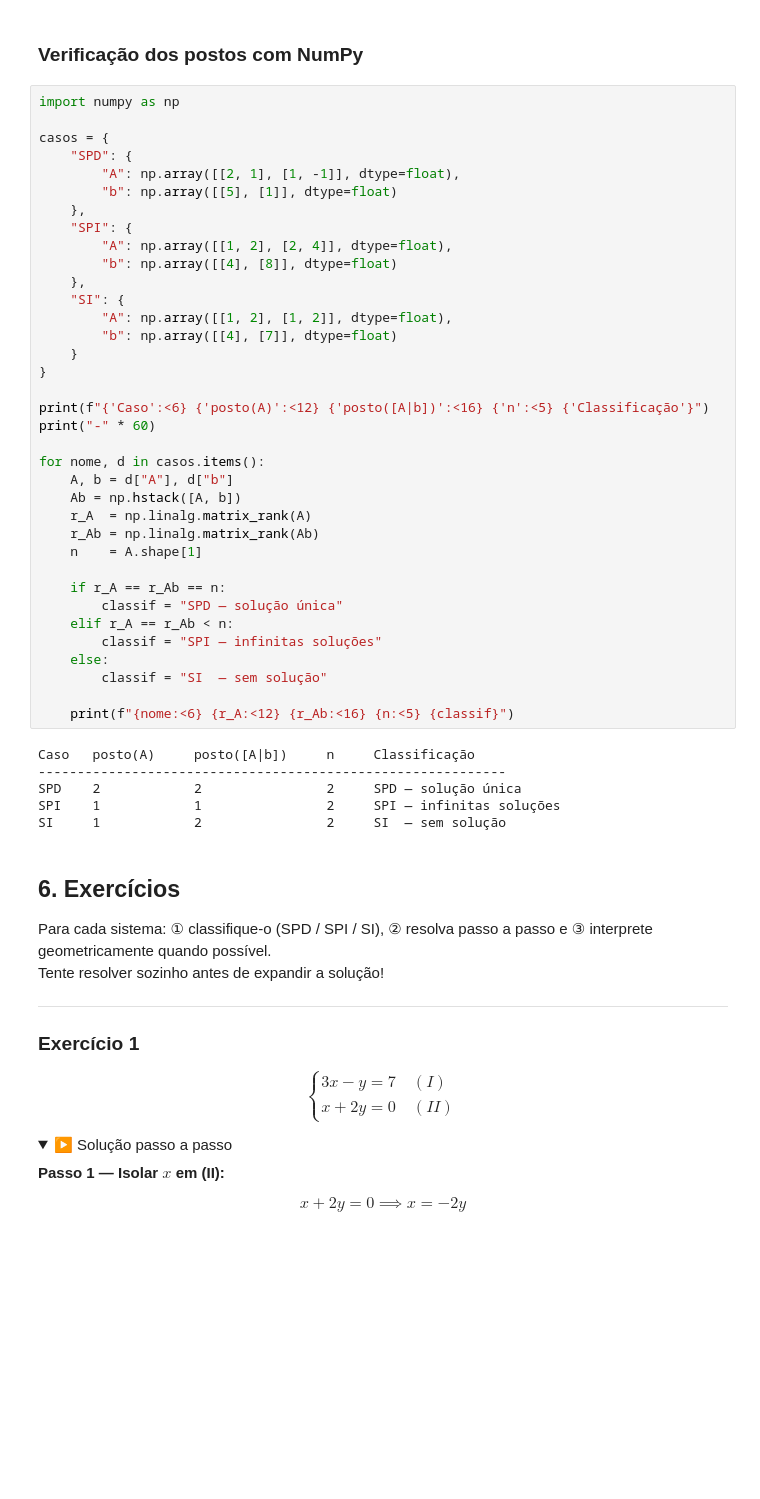
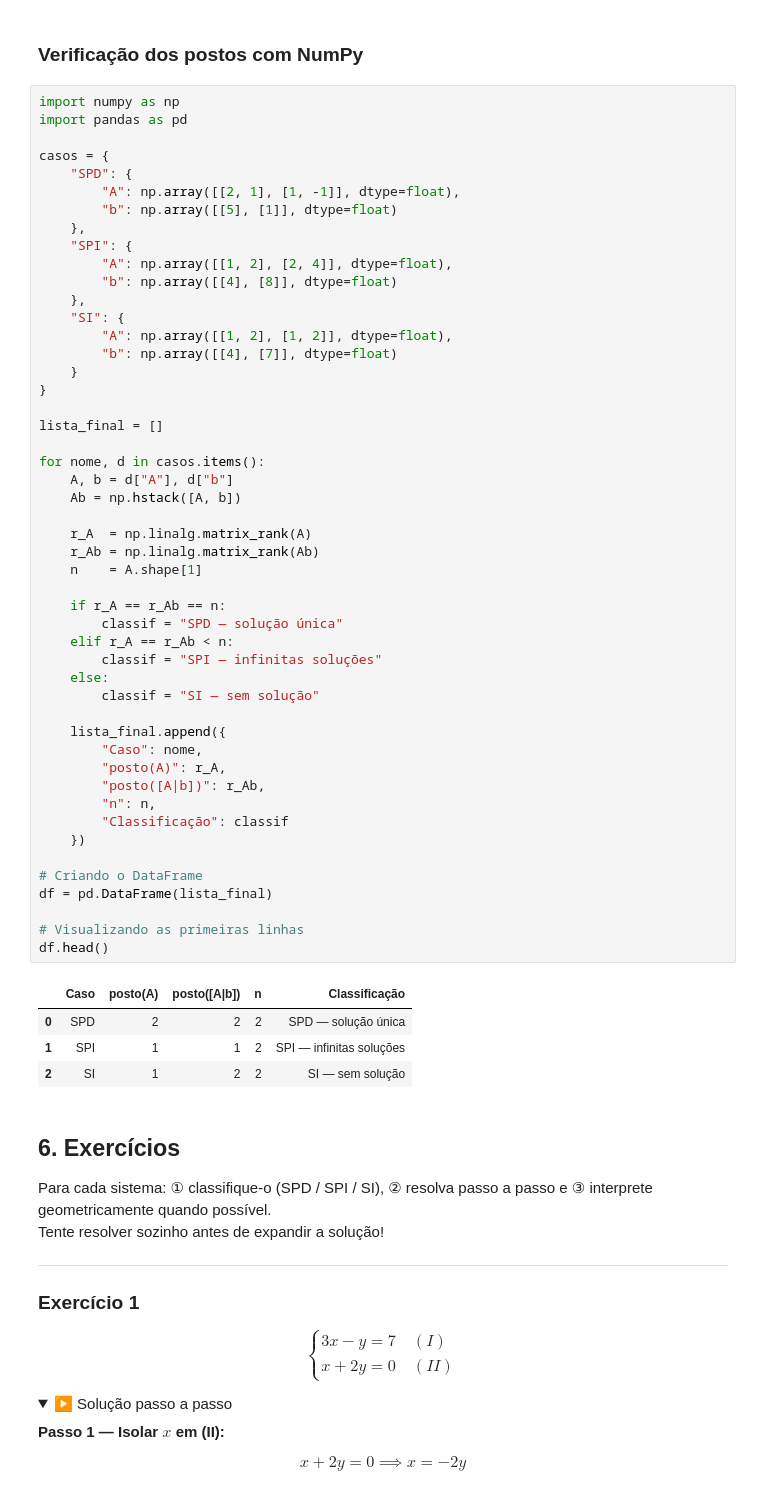
Before and after one commit to TarcioDiniz/linear-algebra-systems-notebook, a Jupyter notebook: notebooks/01_conceitos_basicos_e_visualizacao_2d.ipynb, the cells around one changed output. Drawn from its saved outputs; the diff is of its cells as text; folded sections open; blank space fills up the shorter version.

```diff
--- a/notebooks/01_conceitos_basicos_e_visualizacao_2d.ipynb
+++ b/notebooks/01_conceitos_basicos_e_visualizacao_2d.ipynb
@@ -390,46 +407,58 @@ As duas retas têm a **mesma inclinação** mas **termos independentes diferente
 ### Verificação dos postos com NumPy
 # %%
 import numpy as np
+import pandas as pd
 
 casos = {
     "SPD": {
         "A": np.array([[2, 1], [1, -1]], dtype=float),
         "b": np.array([[5], [1]], dtype=float)
     },
     "SPI": {
         "A": np.array([[1, 2], [2, 4]], dtype=float),
         "b": np.array([[4], [8]], dtype=float)
     },
     "SI": {
         "A": np.array([[1, 2], [1, 2]], dtype=float),
         "b": np.array([[4], [7]], dtype=float)
     }
 }
 
-print(f"{'Caso':<6} {'posto(A)':<12} {'posto([A|b])':<16} {'n':<5} {'Classificação'}")
-print("-" * 60)
+lista_final = []
 
 for nome, d in casos.items():
     A, b = d["A"], d["b"]
     Ab = np.hstack([A, b])
+
     r_A  = np.linalg.matrix_rank(A)
     r_Ab = np.linalg.matrix_rank(Ab)
     n    = A.shape[1]
 
     if r_A == r_Ab == n:
         classif = "SPD — solução única"
     elif r_A == r_Ab < n:
         classif = "SPI — infinitas soluções"
     else:
-        classif = "SI  — sem solução"
+        classif = "SI — sem solução"
 
-    print(f"{nome:<6} {r_A:<12} {r_Ab:<16} {n:<5} {classif}")
+    lista_final.append({
+        "Caso": nome,
+        "posto(A)": r_A,
+        "posto([A|b])": r_Ab,
+        "n": n,
+        "Classificação": classif
+    })
+
+# Criando o DataFrame
+df = pd.DataFrame(lista_final)
+
+# Visualizando as primeiras linhas
+df.head()
 # %% [output]
-Caso   posto(A)     posto([A|b])     n     Classificação
-------------------------------------------------------------
-SPD    2            2                2     SPD — solução única
-SPI    1            1                2     SPI — infinitas soluções
-SI     1            2                2     SI  — sem solução
+|  | Caso | posto(A) | posto([A|b]) | n | Classificação |
+| 0 | SPD | 2 | 2 | 2 | SPD — solução única |
+| 1 | SPI | 1 | 1 | 2 | SPI — infinitas soluções |
+| 2 | SI | 1 | 2 | 2 | SI — sem solução |
 # %% [markdown]
 ## 6. Exercícios
 
```
Also changed, not shown: parts of 2 cells of this notebook, 27 other files.
